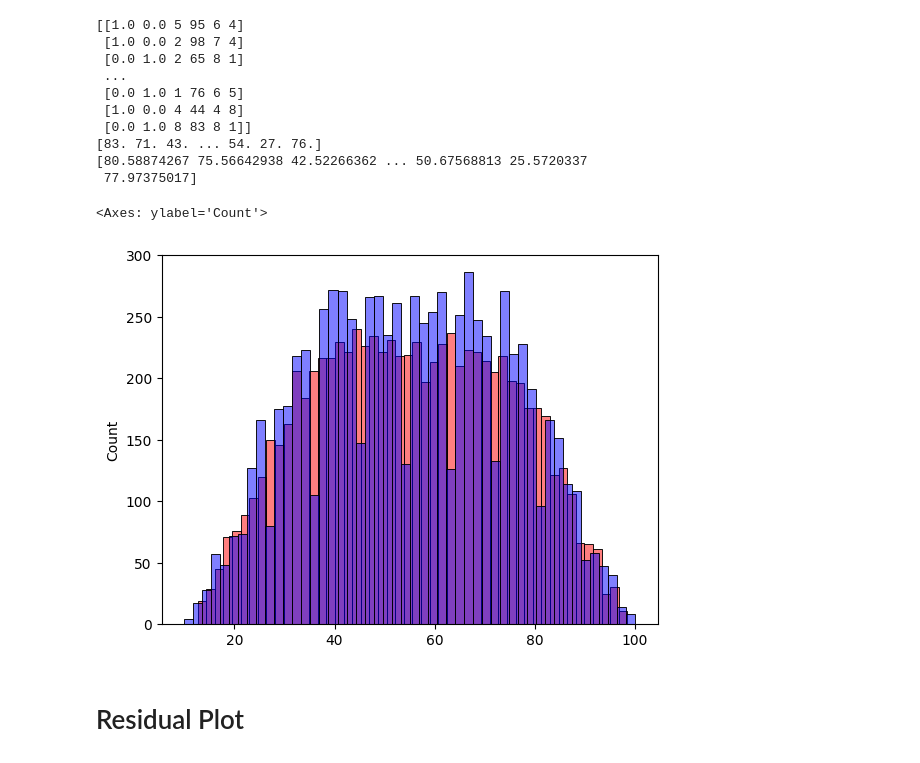
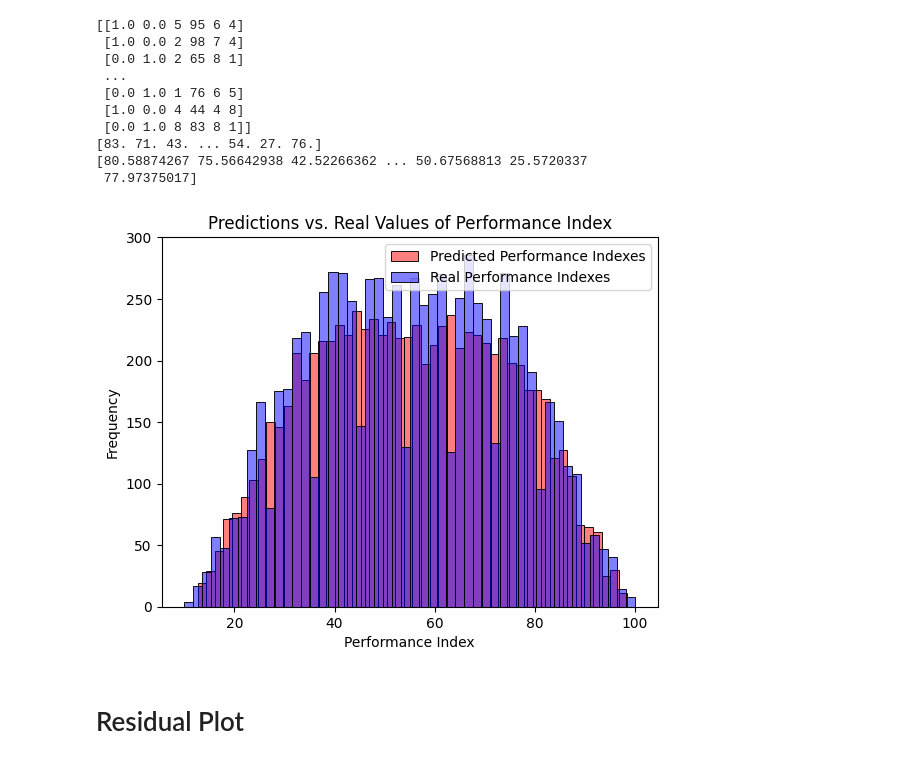
Before and after one commit to RamadeviKN/Student-Performance-Analysis-Using-Machine-Learning, a Jupyter notebook: Regression/student_performance_ml_regression.ipynb, the cells around one changed output. Saved outputs shown, nothing was run; the diff lists cells and outputs as text; code cells hidden in the pictures.

```diff
--- a/Regression/student_performance_ml_regression.ipynb
+++ b/Regression/student_performance_ml_regression.ipynb
@@ -97,16 +97,16 @@ print(y_train_pred)
 # %%
 # Plot the predictions and the real values
 import seaborn as sns
-sns.histplot(y_train_pred, color='red', alpha=0.5, bins=50)
-sns.histplot(y_train, color='blue', alpha=0.5, bins=50)
+sns.histplot(y_train_pred, label='Predicted Performance Indexes', color='red', alpha=0.5, bins=50)
+sns.histplot(y_train, label='Real Performance Indexes', color='blue', alpha=0.5, bins=50)
 import matplotlib.pyplot as plt
-plt.title('Predictions vs. Real Values')
-plt.xlabel('Value')
+plt.title('Predictions vs. Real Values of Performance Index')
+plt.xlabel('Performance Index')
 plt.ylabel('Frequency')
+plt.legend()
 plt.show()
 # %% [output]
-<Axes: ylabel='Count'>
-[figure, old version]
+[figure, new version]
 # %% [markdown]
 # Residual Plot
 # %%
```
